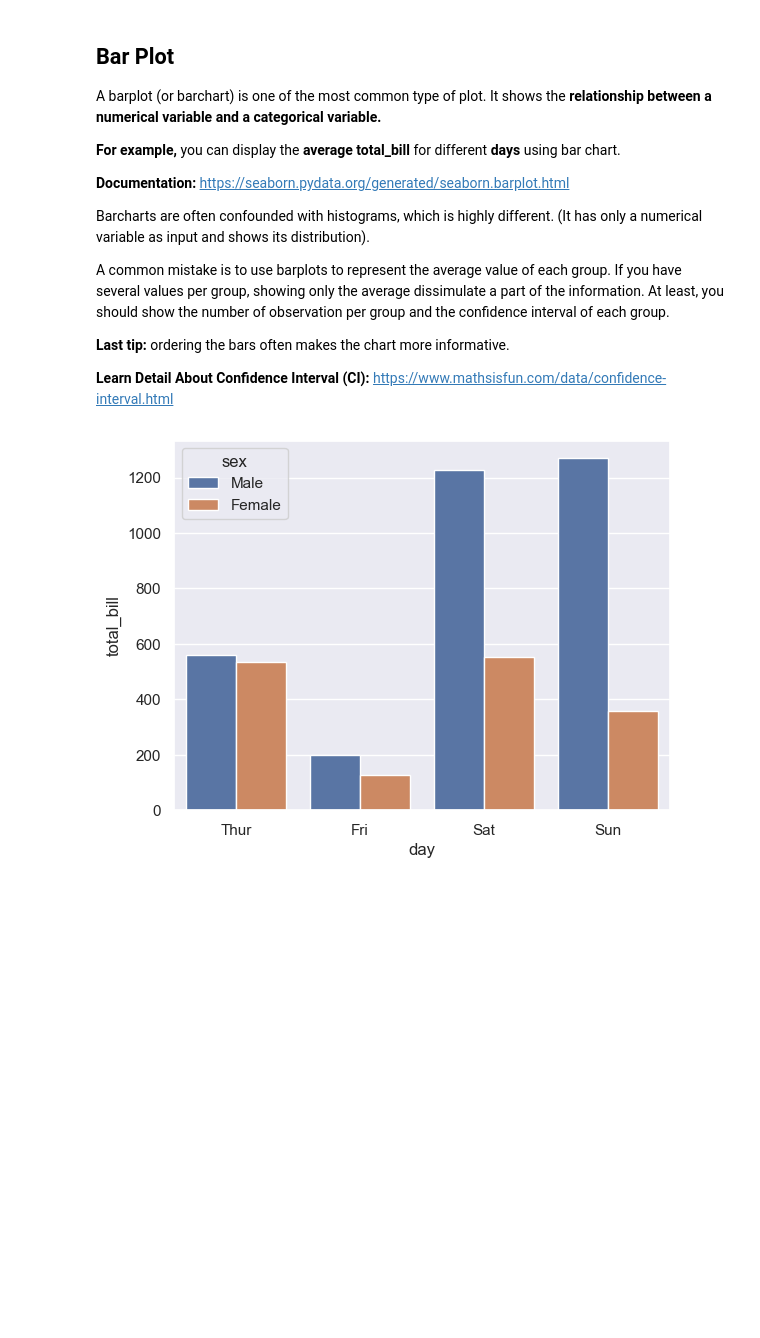
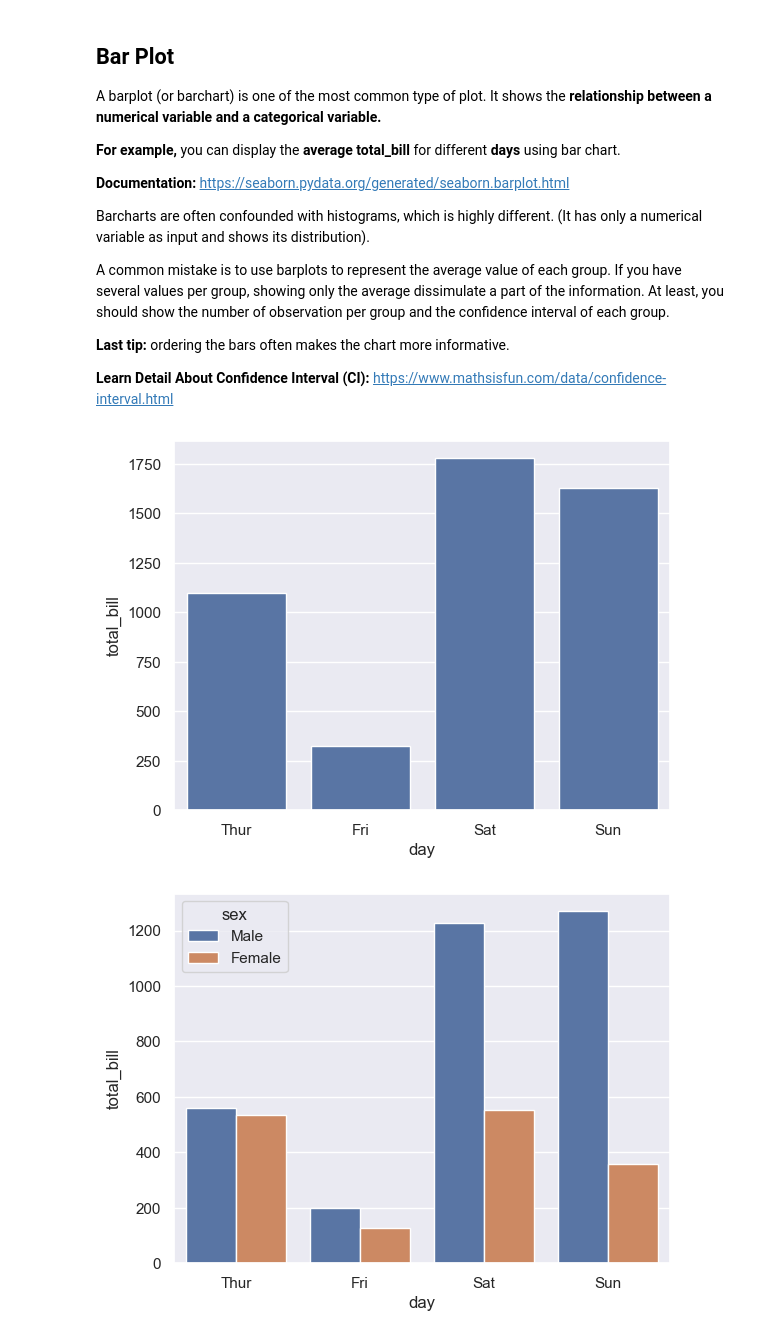
Before and after one commit to abid-rasel/MLOB_My_FILE, a Jupyter notebook: Session/Day 10/data_visualization.ipynb, the cells around one changed output. Cells and saved outputs as stored; diff of their text form; code cells hidden in the pictures; blank space fills up the shorter version.

```diff
--- a/Session/Day 10/data_visualization.ipynb
+++ b/Session/Day 10/data_visualization.ipynb
@@ -130,6 +130,15 @@ A common mistake is to use barplots to represent the average value of each group
 **Last tip:** ordering the bars often makes the chart more informative.
 
 **Learn Detail About Confidence Interval (CI):** https://www.mathsisfun.com/data/confidence-interval.html
+# %%
+plot = sns.barplot(x="day",
+                   y="total_bill",
+                   data=tips,
+                   estimator=sum,
+                   errorbar=None
+                   )
+# %% [output]
+[figure, added]
 # %%
 plot = sns.barplot(x="day",
                    y="total_bill",
```
Also changed, not shown: parts of 4 cells of this notebook, 3 other files.
